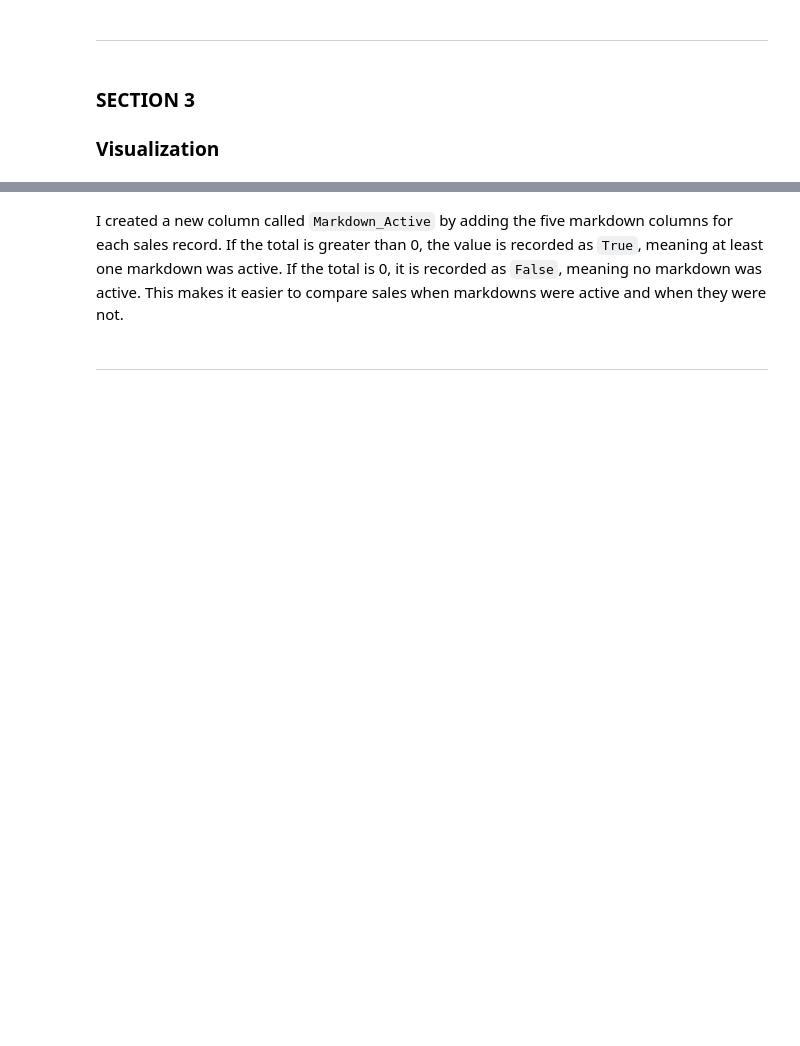
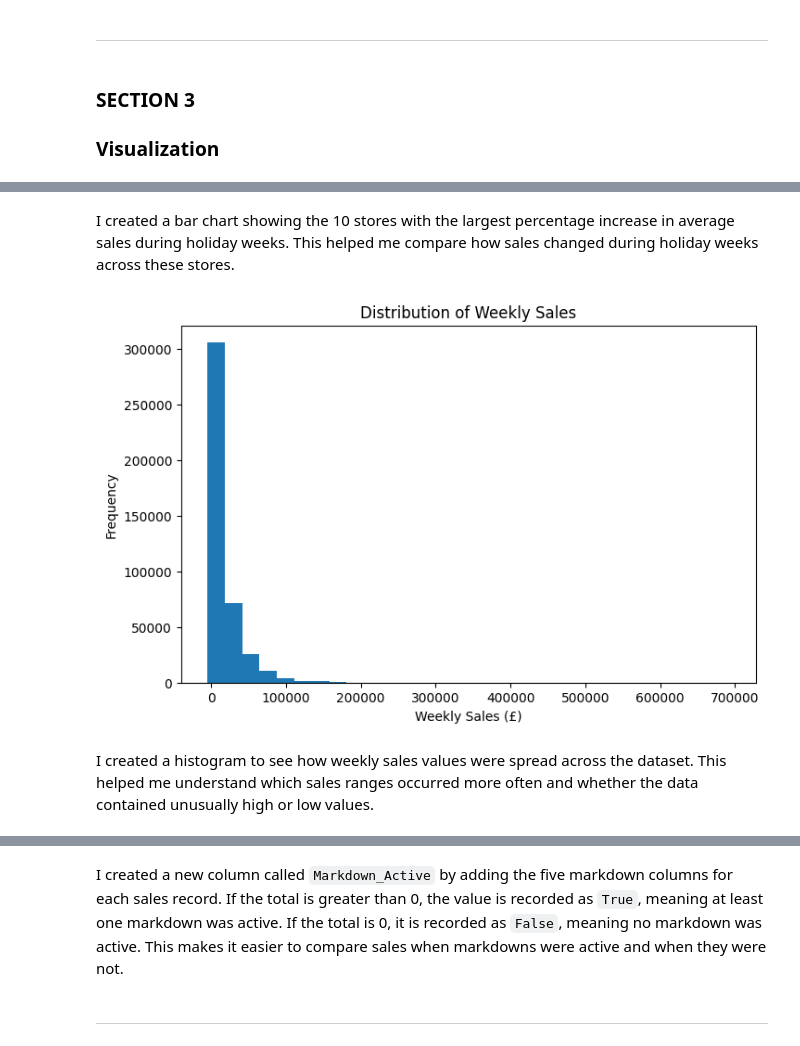
Before and after one commit to yetundeokunlade-commits/retail-sales-analysis, a Jupyter notebook: jupyter_notebooks/Notebook_Template.ipynb, the cells around one changed output, grey strips where cells are left out. Saved outputs shown, nothing was run; the diff lists cells and outputs as text; code cells hidden in the pictures; blank space fills up the shorter version.

```diff
--- a/jupyter_notebooks/Notebook_Template.ipynb
+++ b/jupyter_notebooks/Notebook_Template.ipynb
@@ -1696,0 +1757,17 @@ df['Markdown_Active'] = (df[markdown_cols].sum(axis=1) > 0)
+# %% [markdown]
+I created a bar chart showing the 10 stores with the largest percentage increase in average sales during holiday weeks. This helped me compare how sales changed during holiday weeks across these stores.
+# %%
+# Create a histogram to show the distribution of weekly sales.
+df['Weekly_Sales'].plot(kind='hist', bins=30, figsize=(8, 5))
+
+# Add a title and labels to the chart.
+plt.title('Distribution of Weekly Sales')
+plt.xlabel('Weekly Sales (£)')
+plt.ylabel('Frequency')
+
+# Display the chart.
+plt.show()
+# %% [output]
+[figure, added]
+# %% [markdown]
+I created a histogram to see how weekly sales values were spread across the dataset. This helped me understand which sales ranges occurred more often and whether the data contained unusually high or low values.
```
Also changed, not shown: parts of 519 cells of this notebook, 1 other file.
